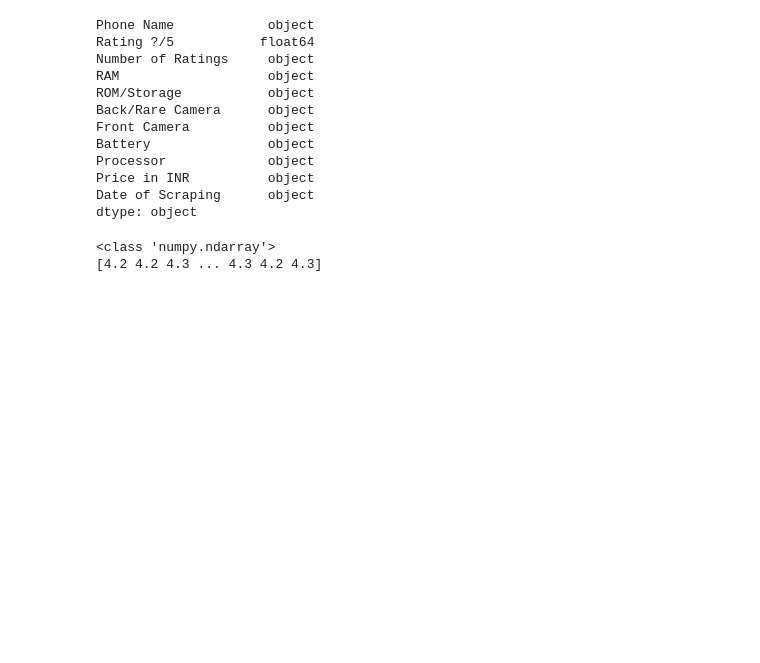
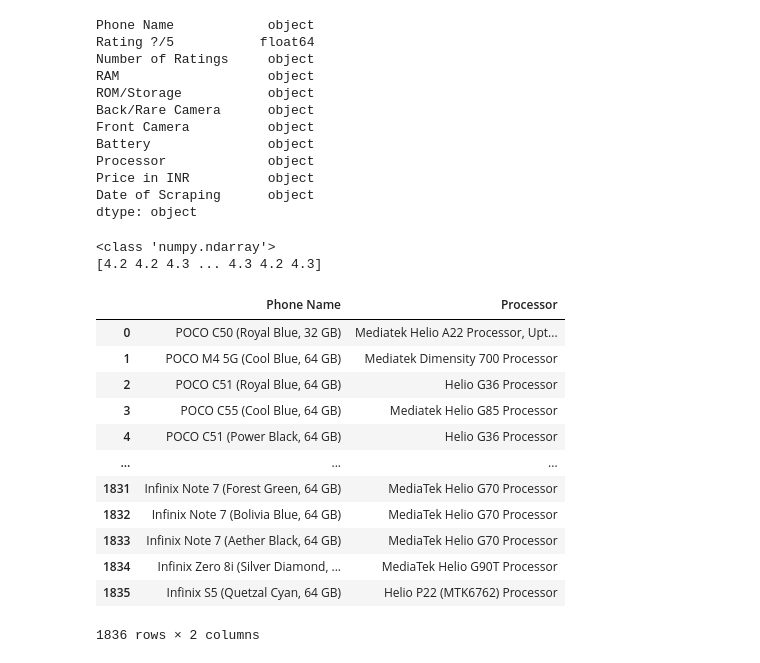
Before and after one commit to muhamadirkham21/Learning-journey, a Jupyter notebook: learn-python/ADVANCED/DATA ANALYTICS/pandas.ipynb, the cells around one changed output. Drawn from its saved outputs; the diff is of its cells as text; code cells hidden in the pictures; blank space fills up the shorter version.

```diff
--- a/learn-python/ADVANCED/DATA ANALYTICS/pandas.ipynb
+++ b/learn-python/ADVANCED/DATA ANALYTICS/pandas.ipynb
@@ -197,3 +197,20 @@ print(np_ratings)
 # %% [output]
 <class 'numpy.ndarray'>
 [4.2 4.2 4.3 ... 4.3 4.2 4.3]
+# %%
+#mengambil data
+mobile_prices[['Phone Name', 'Processor']]
+# %% [output]
+|  | Phone Name | Processor |
+| 0 | POCO C50 (Royal Blue, 32 GB) | Mediatek Helio A22 Processor, Upt... |
+| 1 | POCO M4 5G (Cool Blue, 64 GB) | Mediatek Dimensity 700 Processor |
+| 2 | POCO C51 (Royal Blue, 64 GB) | Helio G36 Processor |
+| 3 | POCO C55 (Cool Blue, 64 GB) | Mediatek Helio G85 Processor |
+| 4 | POCO C51 (Power Black, 64 GB) | Helio G36 Processor |
+| ... | ... | ... |
+| 1831 | Infinix Note 7 (Forest Green, 64 GB) | MediaTek Helio G70 Processor |
+| 1832 | Infinix Note 7 (Bolivia Blue, 64 GB) | MediaTek Helio G70 Processor |
+| 1833 | Infinix Note 7 (Aether Black, 64 GB) | MediaTek Helio G70 Processor |
+| 1834 | Infinix Zero 8i (Silver Diamond, ... | MediaTek Helio G90T Processor |
+| 1835 | Infinix S5 (Quetzal Cyan, 64 GB) | Helio P22 (MTK6762) Processor |
+1836 rows × 2 columns
```
Also changed, not shown: parts of 7 cells of this notebook.
